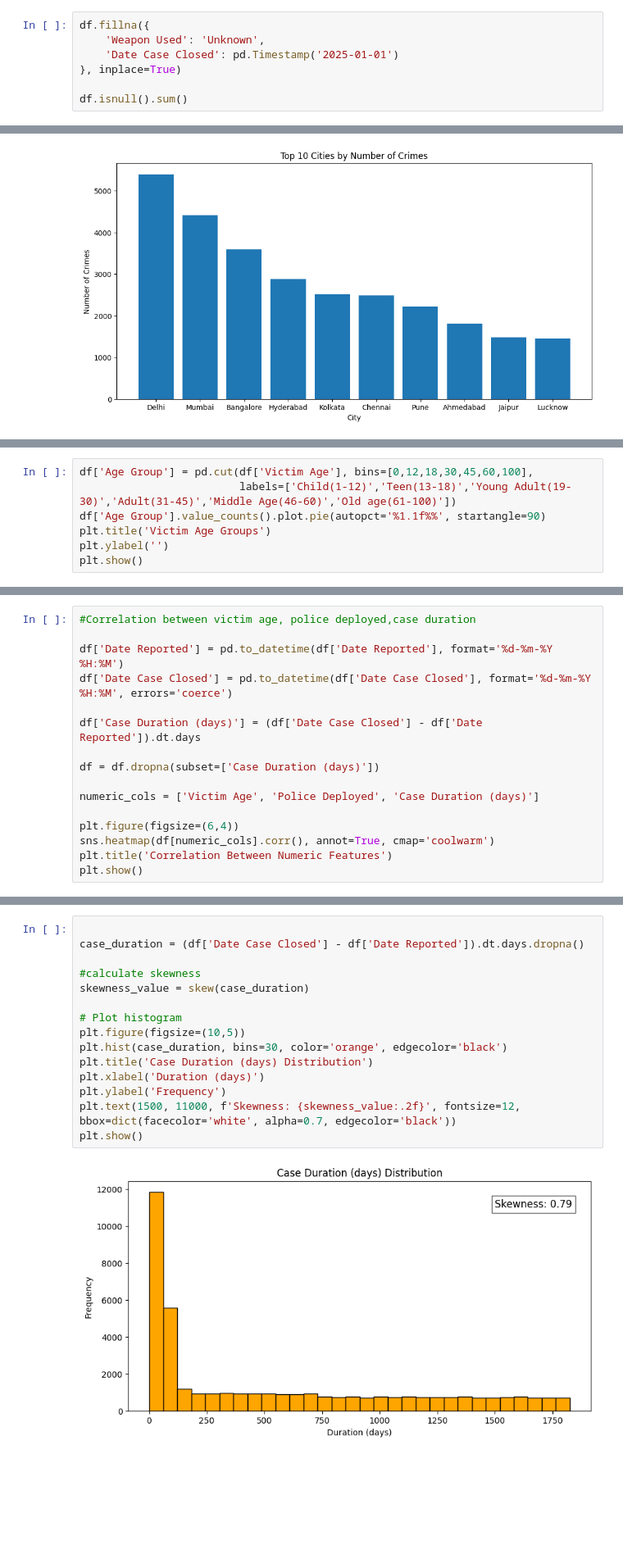
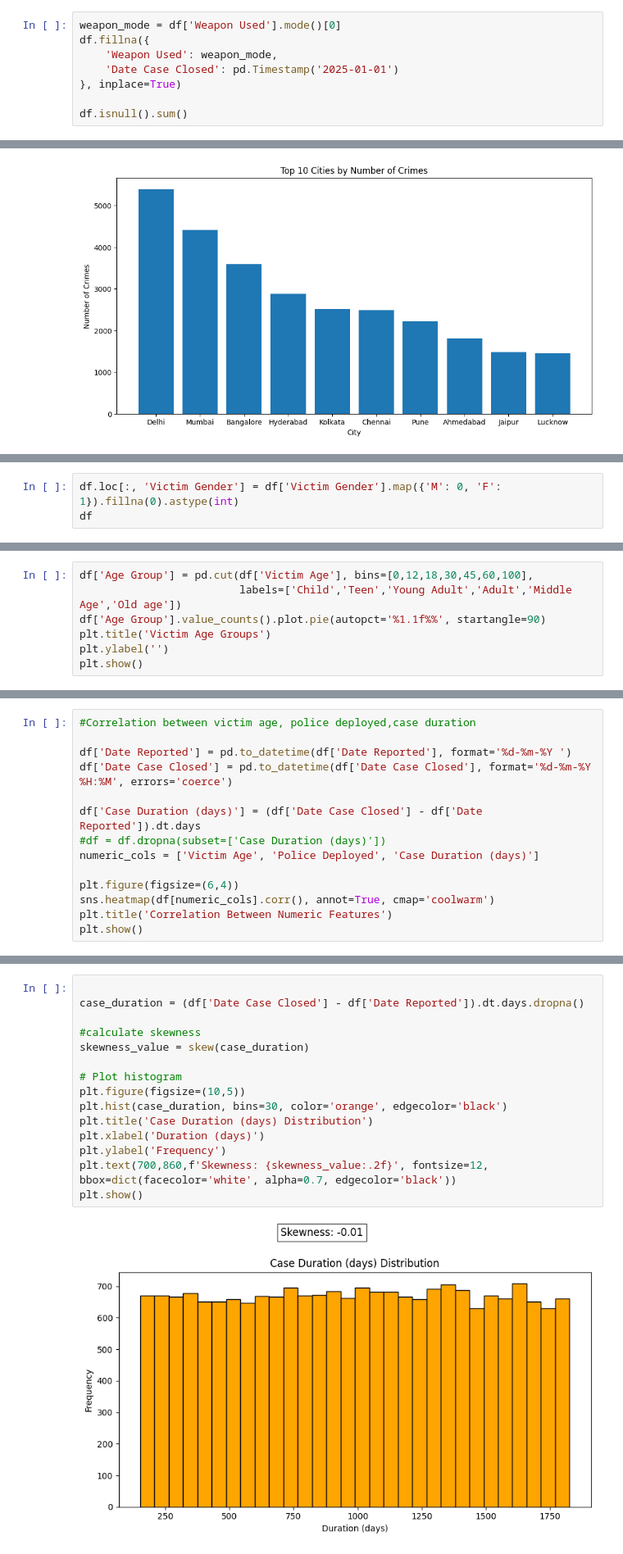
Before and after one commit to Manosree30/Indian_crimes, a Jupyter notebook: Indian_crimes_project.ipynb, the cells around one changed output, grey strips where cells are left out. Shown at 82% size. Cells and saved outputs as stored; diff of their text form; blank space fills up the shorter version.

```diff
--- a/Indian_crimes_project.ipynb
+++ b/Indian_crimes_project.ipynb
@@ -129,7 +135,8 @@ df.isnull().sum()
 dtype: int64
 # %%
+weapon_mode = df['Weapon Used'].mode()[0]
 df.fillna({
-    'Weapon Used': 'Unknown',
+    'Weapon Used': weapon_mode,
     'Date Case Closed': pd.Timestamp('2025-01-01')
 }, inplace=True)
 
@@ -200,0 +210,3 @@ plt.show()
+# %%
+df.loc[:, 'Victim Gender'] = df['Victim Gender'].map({'M': 0, 'F': 1}).fillna(0).astype(int)
+df
@@ -214,6 +261,6 @@ plt.show()
 # %%
 df['Age Group'] = pd.cut(df['Victim Age'], bins=[0,12,18,30,45,60,100],
-                         labels=['Child(1-12)','Teen(13-18)','Young Adult(19-30)','Adult(31-45)','Middle Age(46-60)','Old age(61-100)'])
+                         labels=['Child','Teen','Young Adult','Adult','Middle Age','Old age'])
 df['Age Group'].value_counts().plot.pie(autopct='%1.1f%%', startangle=90)
 plt.title('Victim Age Groups')
 plt.ylabel('')
@@ -223,13 +270,11 @@ plt.show()
 # %%
 #Correlation between victim age, police deployed,case duration
 
-df['Date Reported'] = pd.to_datetime(df['Date Reported'], format='%d-%m-%Y %H:%M')
+df['Date Reported'] = pd.to_datetime(df['Date Reported'], format='%d-%m-%Y ')
 df['Date Case Closed'] = pd.to_datetime(df['Date Case Closed'], format='%d-%m-%Y %H:%M', errors='coerce')
 
 df['Case Duration (days)'] = (df['Date Case Closed'] - df['Date Reported']).dt.days
-
-df = df.dropna(subset=['Case Duration (days)'])
-
+#df = df.dropna(subset=['Case Duration (days)'])
 numeric_cols = ['Victim Age', 'Police Deployed', 'Case Duration (days)']
 
 plt.figure(figsize=(6,4))
@@ -241,20 +290,20 @@ plt.show()
 # %%
 
 case_duration = (df['Date Case Closed'] - df['Date Reported']).dt.days.dropna()
 
 #calculate skewness
 skewness_value = skew(case_duration)
 
 # Plot histogram
 plt.figure(figsize=(10,5))
 plt.hist(case_duration, bins=30, color='orange', edgecolor='black')
 plt.title('Case Duration (days) Distribution')
 plt.xlabel('Duration (days)')
 plt.ylabel('Frequency')
-plt.text(1500, 11000, f'Skewness: {skewness_value:.2f}', fontsize=12, bbox=dict(facecolor='white', alpha=0.7, edgecolor='black'))
+plt.text(700,860,f'Skewness: {skewness_value:.2f}', fontsize=12, bbox=dict(facecolor='white', alpha=0.7, edgecolor='black'))
 plt.show()
 # %% [output]
-[figure, old version]
+[figure, new version]
 # %%
 domain_counts = df['Crime Domain'].value_counts()
 
```
Also changed, not shown: parts of 24 cells of this notebook.
